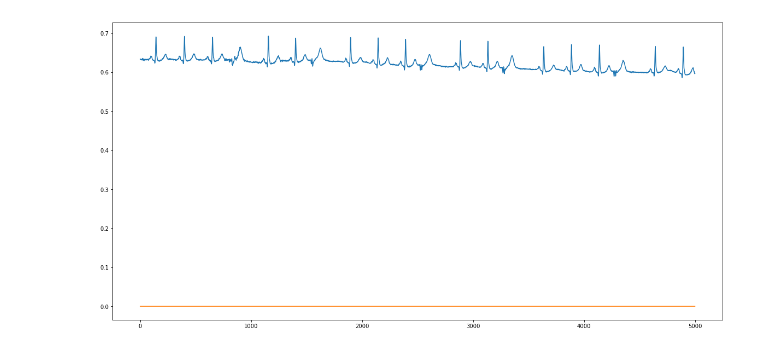
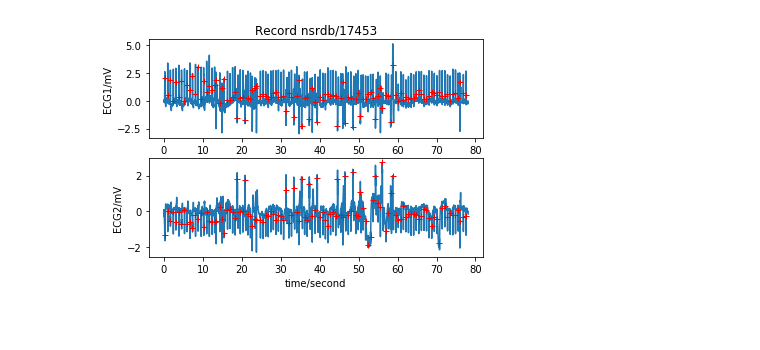
Before and after one commit to Dubrzr/mimic, a Jupyter notebook: Untitled1.ipynb, the cells around one changed output. Saved outputs shown, nothing was run; the diff lists cells and outputs as text; code cells hidden in the pictures; blank space fills up the shorter version.

```diff
--- a/Untitled1.ipynb
+++ b/Untitled1.ipynb
@@ -23,15 +23,20 @@ import matplotlib as mpl
 import matplotlib.pyplot as plt
 import time
 
-XY = load_steps('incartdb', 'I01', 360, 0, 5000, 2500, True)
+XY = load_steps('mitdb', '100', 360, 5000, 2500, True, True)
+
 
 plt.figure(figsize=(20, 10))
-l = 20
-u = 21
-plt.plot(numpy.reshape(XY[l:u, 0], ((u-l)*5000,)))
-plt.plot(numpy.reshape(XY[l:u, 1], ((u-l)*5000,)))
+l = 0
+u = 100
+
+x = numpy.reshape(XY[l:u, 0], ((u-l)*5000,))
+find_peaks(x)
+yw = numpy.where(numpy.reshape(XY[l:u, 1], ((u-l)*5000,))==1)[0]
+y = x[yw]
+plt.plot(x)
+plt.plot(yw, y, 'r+')
+# plt.plot(numpy.reshape(XY[l:u, 1], ((u-l)*5000,)))
 # plt.plot(x[:2000])
 # plt.plot(y[:2000])
 plt.show()
-# %% [output]
-[figure, removed]
@@ -49,0 +43,7 @@ plt.show()
+# %%
+record = wfdb.rdsamp('data/ltdb/14184', sampto = 10000)
+# print(record.d_signals)
+ann = wfdb.rdann('data/ltdb/14184', 'atr', sampto = 10000)
+wfdb.plotrec(record, annotation=ann, title='Record nsrdb/17453', timeunits = 'seconds', annch=[0, 1])
+# %% [output]
+[figure, added]
```
Also changed, not shown: parts of 4 cells of this notebook, 5 other files.
